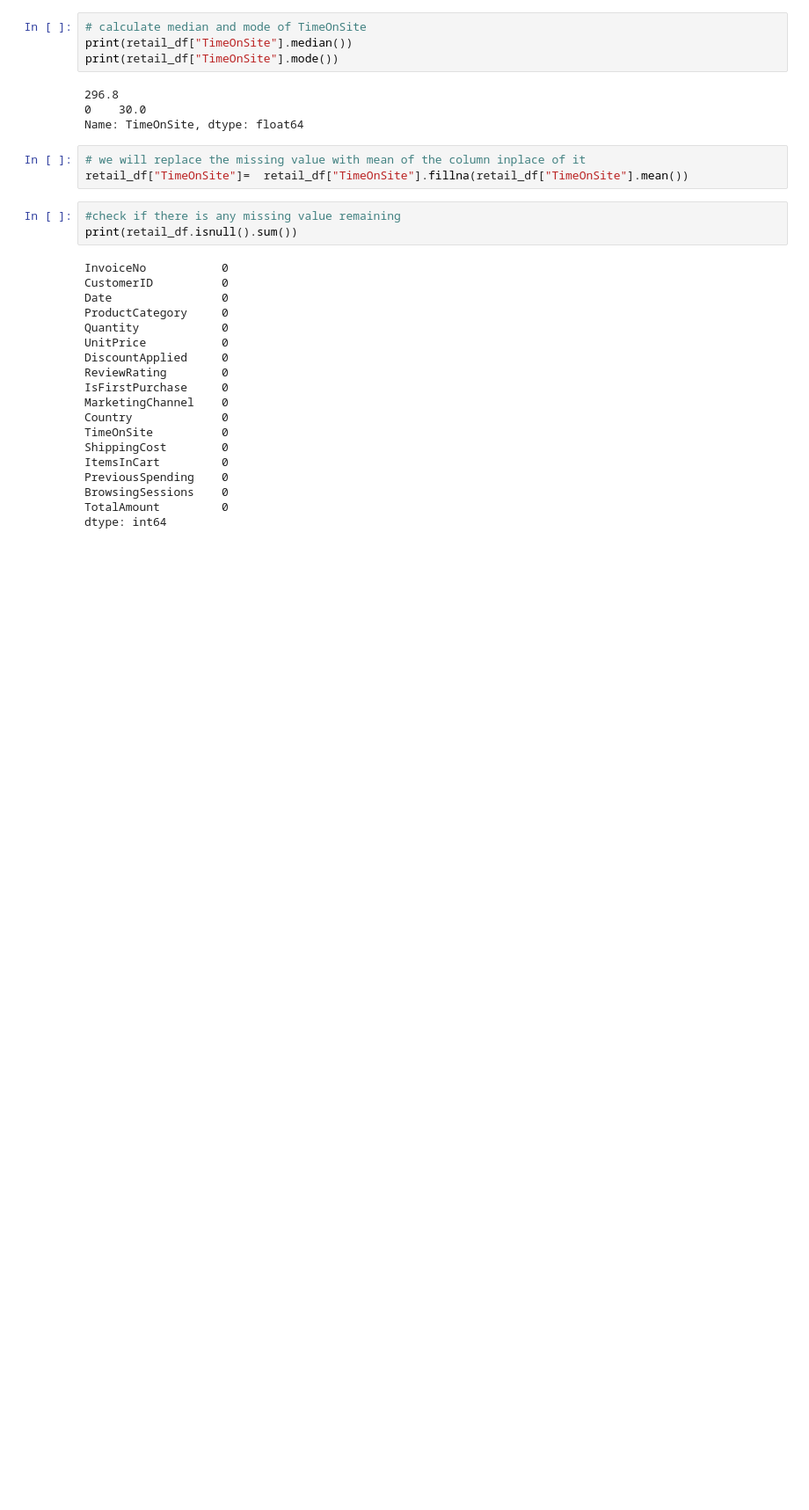
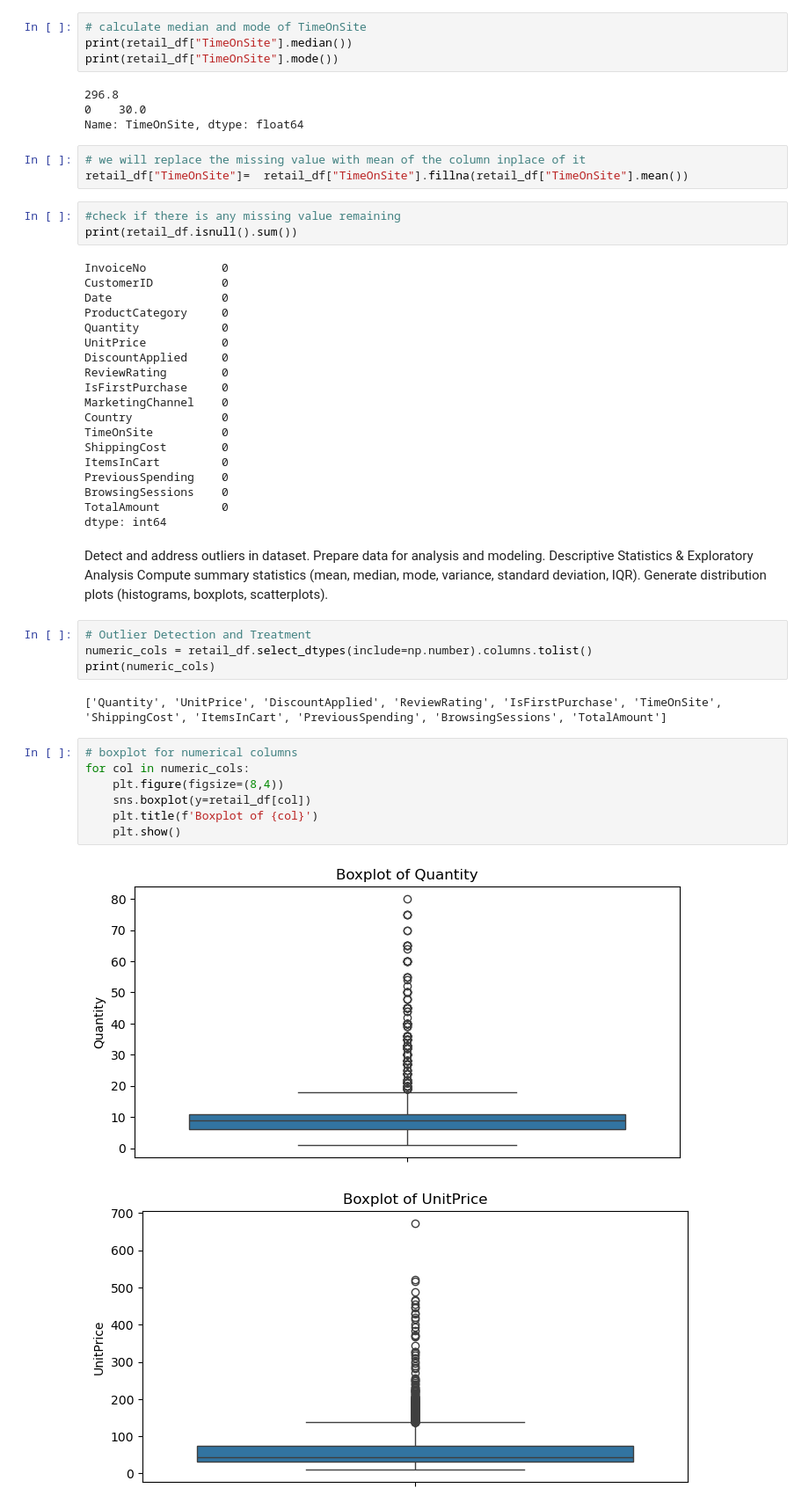
Before and after one commit to felekebeamlak-del/stat_capstone, a Jupyter notebook: G1 Stat Capstone.ipynb, the cells around one changed output. Shown at 88% size. Drawn from its saved outputs; the diff is of its cells as text; blank space fills up the shorter version.

Commit message:
Box-plot to show outliers

```diff
--- a/G1 Stat Capstone.ipynb
+++ b/G1 Stat Capstone.ipynb
@@ -458,3 +362,25 @@ PreviousSpending    0
 BrowsingSessions    0
 TotalAmount         0
 dtype: int64
+# %% [markdown]
+Detect and address outliers in dataset.
+Prepare data for analysis and modeling.
+Descriptive Statistics & Exploratory Analysis
+Compute summary statistics (mean, median, mode, variance, standard deviation, IQR).
+Generate distribution plots (histograms, boxplots, scatterplots).
+# %%
+# Outlier Detection and Treatment
+numeric_cols = retail_df.select_dtypes(include=np.number).columns.tolist()
+print(numeric_cols)
+# %% [output]
+['Quantity', 'UnitPrice', 'DiscountApplied', 'ReviewRating', 'IsFirstPurchase', 'TimeOnSite', 'ShippingCost', 'ItemsInCart', 'PreviousSpending', 'BrowsingSessions', 'TotalAmount']
+# %%
+# boxplot for numerical columns
+for col in numeric_cols:
+    plt.figure(figsize=(8,4))
+    sns.boxplot(y=retail_df[col])
+    plt.title(f'Boxplot of {col}')
+    plt.show()
+# %% [output]
+[figure, added]
+[figure, added]
```
Also changed, not shown: parts of 2 cells of this notebook.
